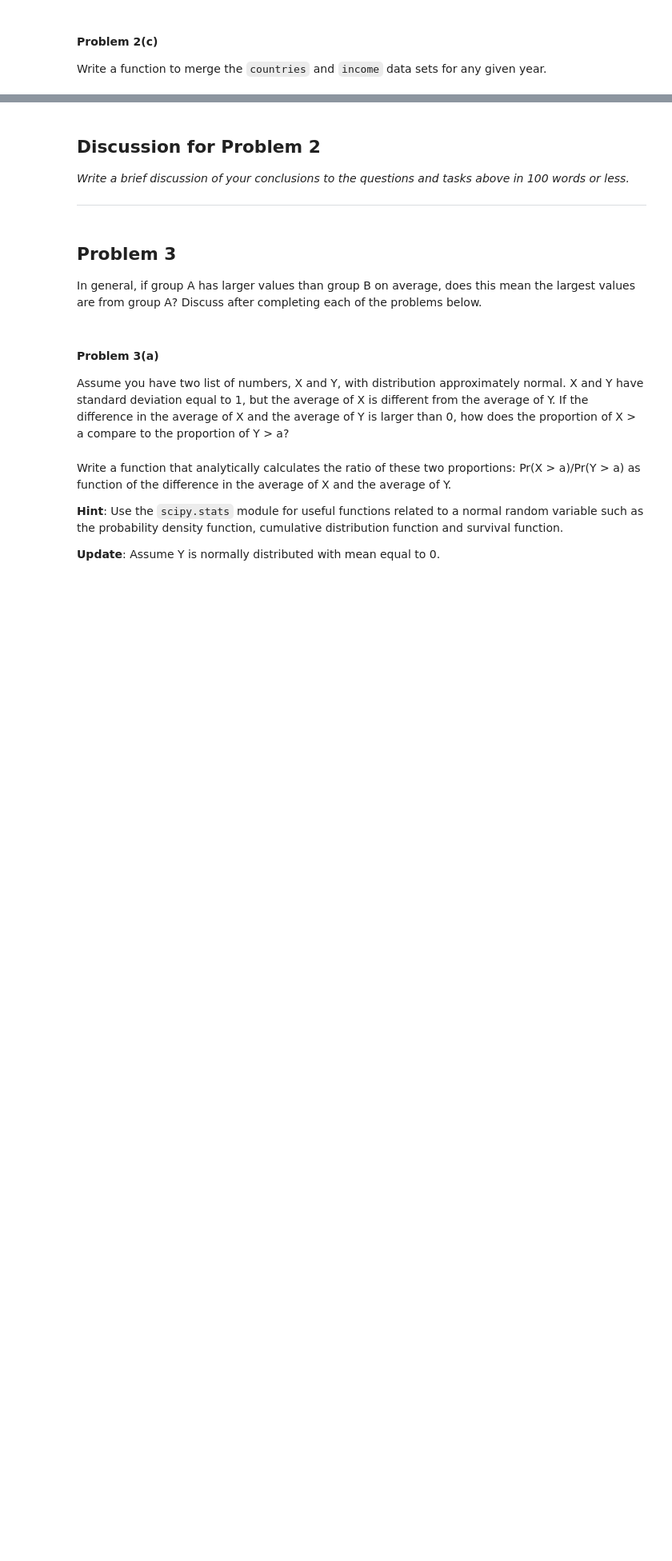
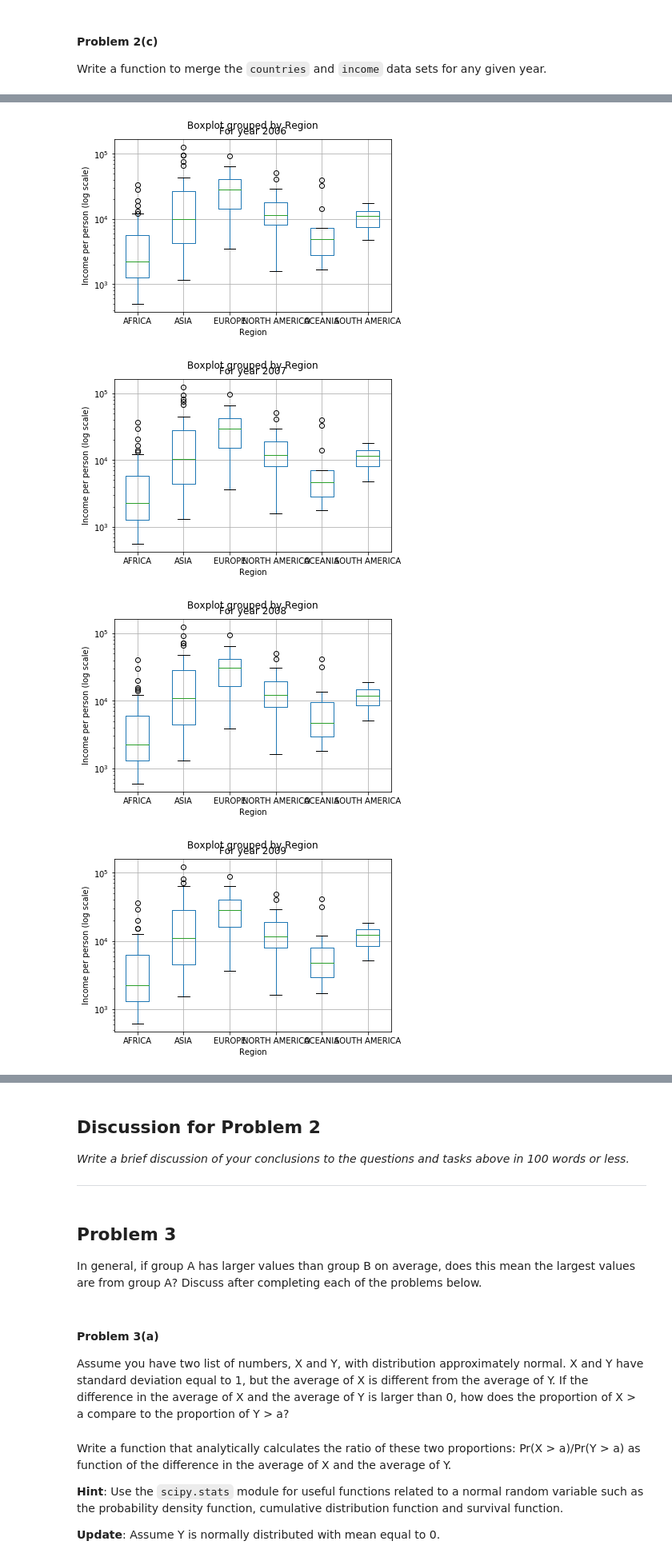
Before and after one commit to suicideBomber1/CS-109, a Jupyter notebook: HW1/HW1.ipynb, the cells around one changed output, grey strips where cells are left out. Shown: that part at 80% size. Saved outputs shown, nothing was run; the diff lists cells and outputs as text; code cells hidden in the pictures; blank space fills up the shorter version.

```diff
--- a/HW1/HW1.ipynb
+++ b/HW1/HW1.ipynb
@@ -322,0 +354,6 @@ Write a function to merge the `countries` and `income` data sets for any given y
+# %%
+year = 1800
+income_year = pd.DataFrame(income.loc[income.index == year].values.transpose(), columns=['Income'])
+income_year.head()
+income_year['Country'] = income.columns
+income_year.head()
@@ -322,0 +367,3 @@ Write a function to merge the `countries` and `income` data sets for any given y
+# %%
+merged_df = pd.merge(countries, income_year, on='Country')
+merged_df.head()
@@ -325,6 +379,7 @@ Write a function to merge the `countries` and `income` data sets for any given y
 Function
 --------
 mergeByYear
+
 
 Return a merged DataFrame containing the income,
 country name and region for a given year.
@@ -345,3 +400,16 @@ Example
 >>> mergeByYear(2010)
 """
 #your code here
+
+# countries.head()
+# income.head()
+# year = 1800
+# income_year = income.loc[income.index == year]
+# gdp = income_year.transpose().head()
+def mergeByYear(year):
+    income_year = pd.DataFrame(income.loc[income.index == year].values.transpose(), columns=['Income'])
+    income_year['Country'] = income.columns
+#     print("The new dataframe income_year is \n")
+#     print(income_year.head())
+    merged_df = pd.merge(countries, income_year, on='Country')
+    return merged_df
@@ -355,0 +416,3 @@ Use exploratory data analysis tools such as histograms and boxplots to explore t
+# %%
+df = mergeByYear(1800).head()
+df
@@ -355,0 +441,15 @@ Use exploratory data analysis tools such as histograms and boxplots to explore t
+# %%
+#your code here
+import seaborn as sns
+# Plots can be made to look better by seaborn.. Will try to improve the plots in future
+for year in last10years:
+    df = mergeByYear(year)
+    df.boxplot('Income', by='Region')
+    plt.title("For year {}".format(year))
+    plt.ylabel("Income per person (log scale)")
+    plt.yscale('log')
+# %% [output]
+[figure, added]
+[figure, added]
+[figure, added]
+[figure, added]
```
Also changed, not shown: parts of 17 cells of this notebook.
